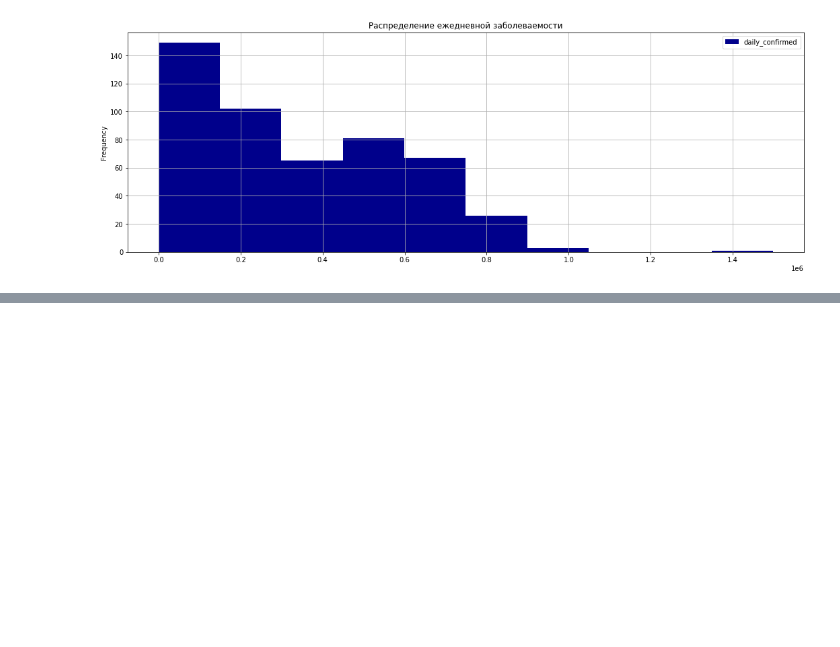
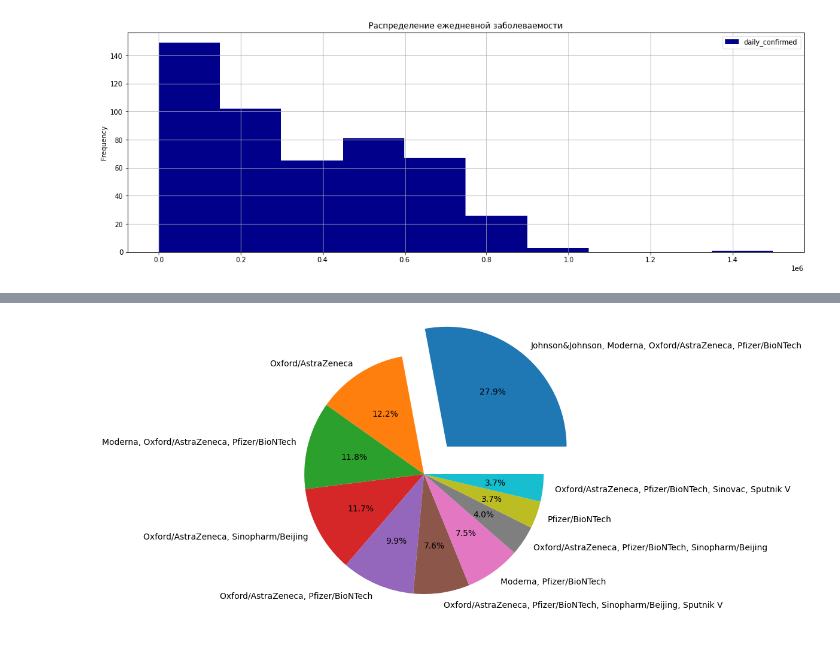
Before and after one commit to zzz-Ivan-zzz/ds_remote, a Jupyter notebook: Python-13. Visualization.ipynb, the cells around one changed output, grey strips where cells are left out. Cells and saved outputs as stored; diff of their text form; code cells hidden in the pictures; blank space fills up the shorter version.

```diff
--- a/Python-13. Visualization.ipynb
+++ b/Python-13. Visualization.ipynb
@@ -83,0 +134,14 @@ grouped_cases.plot(
+# %%
+# круговая диаграмма
+
+vaccine_combinations = covid_df['vaccines'].value_counts()[:10]
+fig = plt.figure(figsize=(5, 5))
+axes = fig.add_axes([0, 0, 1, 1])
+axes.pie(
+    vaccine_combinations,
+    labels=vaccine_combinations.index, # подписи
+    autopct='%.1f%%', # формат отображения долей на диаграмме
+    explode = [0.3, 0, 0, 0, 0, 0, 0, 0, 0, 0] #доля смещения сектора от центра для каждого значения
+);
+# %% [output]
+[figure, added]
```
Also changed, not shown: parts of 6 cells of this notebook, 1 other file.
